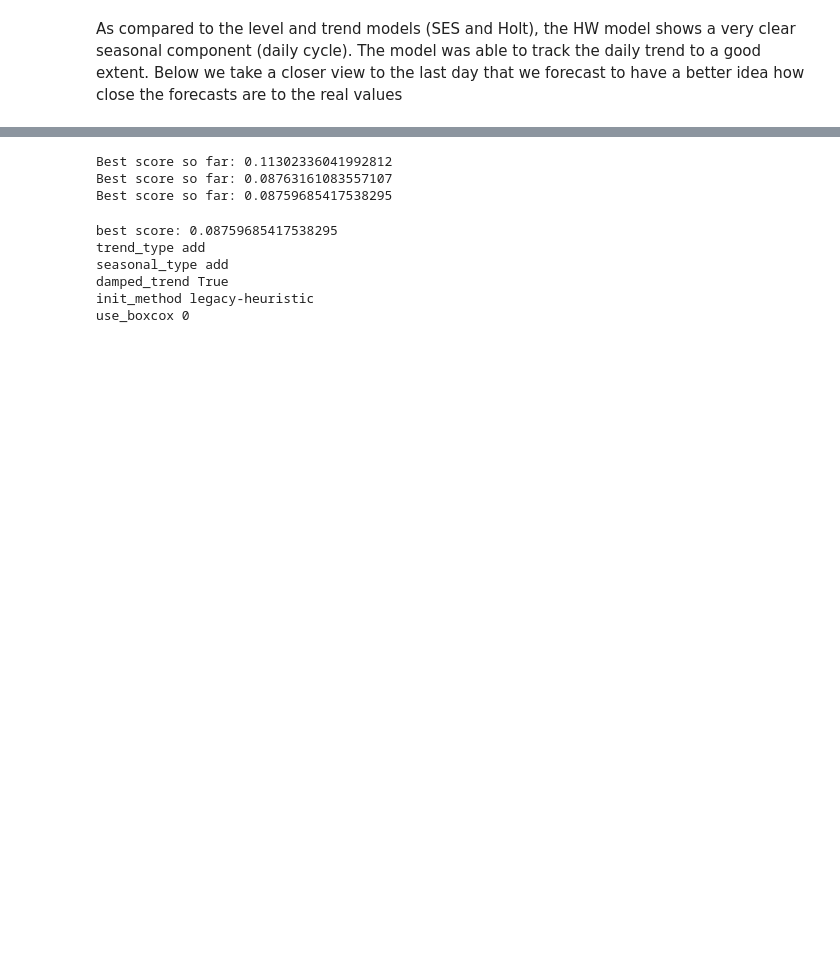
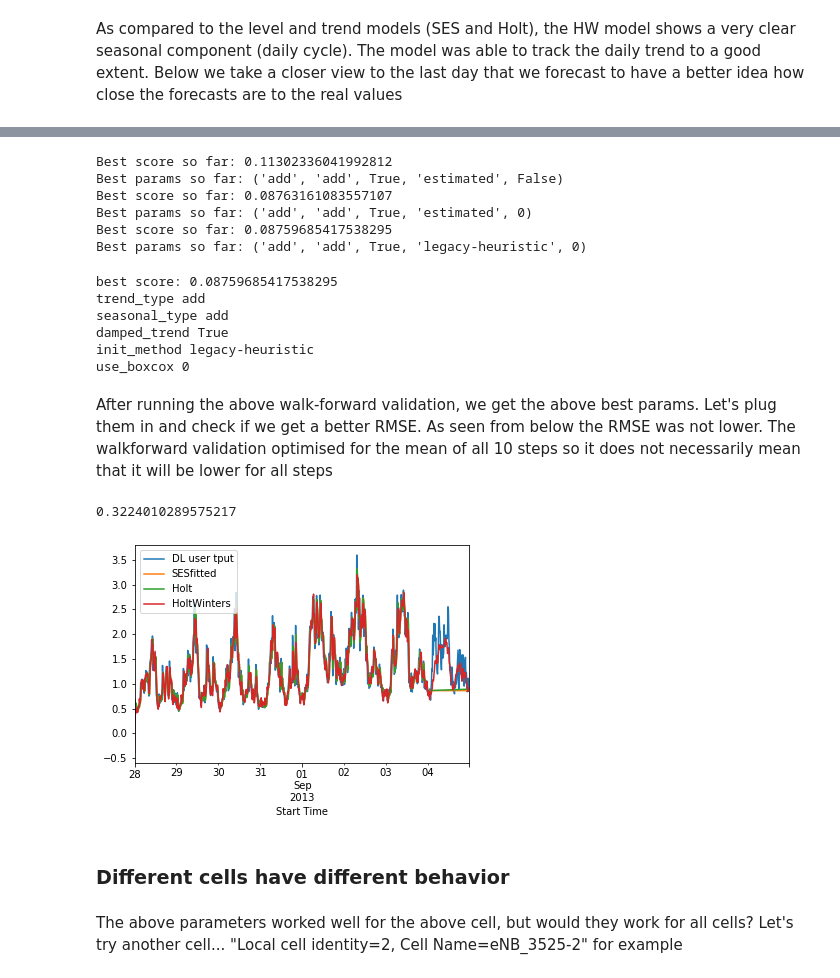
Before and after one commit to athalji/Timeseries_Forecasting_AWS, a Jupyter notebook: ETS_forecasting_methods.ipynb, the cells around one changed output, grey strips where cells are left out. Drawn from its saved outputs; the diff is of its cells as text; code cells hidden in the pictures; blank space fills up the shorter version.

```diff
--- a/ETS_forecasting_methods.ipynb
+++ b/ETS_forecasting_methods.ipynb
@@ -267,7 +268,7 @@ np.sqrt(mean_squared_error(test['DL user tput'],test['HW']))
 # %%
 h=96
 steps=10
-Ntest=len(df_filter)-h-steps+1
+Samtest=len(df_filter)-h-steps+1
 
 trend_type_list=['add']
 seasonal_type_list=['add','mul']
@@ -321,17 +332,25 @@ def walkforward(trend_type,seasonal_type,damped_trend,init_method,use_boxcox,deb
 # %%
 best_score=float('inf')
 best_options=None
+
+#itertools used to input the tuple of parameters to the walk-forward function.
+
 for x in itertools.product(*tupe_of_option_lists):
     score=walkforward(*x)
 
+    #Best score is updated based on the mean MSE returned from walkforward function as well as the best params
     if score < best_score:
         print("Best score so far:",score)
         best_score=score
         best_options=x
+        print("Best params so far:",best_options)
 # %% [output]
 Best score so far: 0.11302336041992812
+Best params so far: ('add', 'add', True, 'estimated', False)
 Best score so far: 0.08763161083557107
+Best params so far: ('add', 'add', True, 'estimated', 0)
 Best score so far: 0.08759685417538295
+Best params so far: ('add', 'add', True, 'legacy-heuristic', 0)
 # %%
 print("best score:",best_score)
 
@@ -348,3 +367,22 @@ seasonal_type add
 damped_trend True
 init_method legacy-heuristic
 use_boxcox 0
+# %% [markdown]
+After running the above walk-forward validation, we get the above best params. Let's plug them in and check if we get a better RMSE. As seen from below the RMSE was not lower. The walkforward validation optimised for the mean of all 10 steps so it does not necessarily mean that it will be lower for all steps
+# %%
+HW=ExponentialSmoothing((train['DL user tput']),initialization_method='legacy-heuristic',damped_trend=True,trend='add',seasonal='add',use_boxcox=0,seasonal_periods=96)
+res_hw=HW.fit()
+
+df_filter.loc[train_idx,'HoltWinters']=(res_hw.fittedvalues)
+df_filter.loc[test_idx,'HoltWinters']=(res_hw.forecast(Ntest))
+df_filter[['DL user tput','SESfitted','Holt','HoltWinters']].plot()
+
+test['HW']=(res_hw.forecast(Ntest))
+np.sqrt(mean_squared_error(test['DL user tput'],test['HW']))
+# %% [output]
+0.3224010289575217
+[figure, added]
+# %% [markdown]
+### Different cells have different behavior
+# %% [markdown]
+The above parameters worked well for the above cell, but would they work for all cells? Let's try another cell... "Local cell identity=2, Cell Name=eNB_3525-2" for example
```
Also changed, not shown: parts of 13 cells of this notebook.
